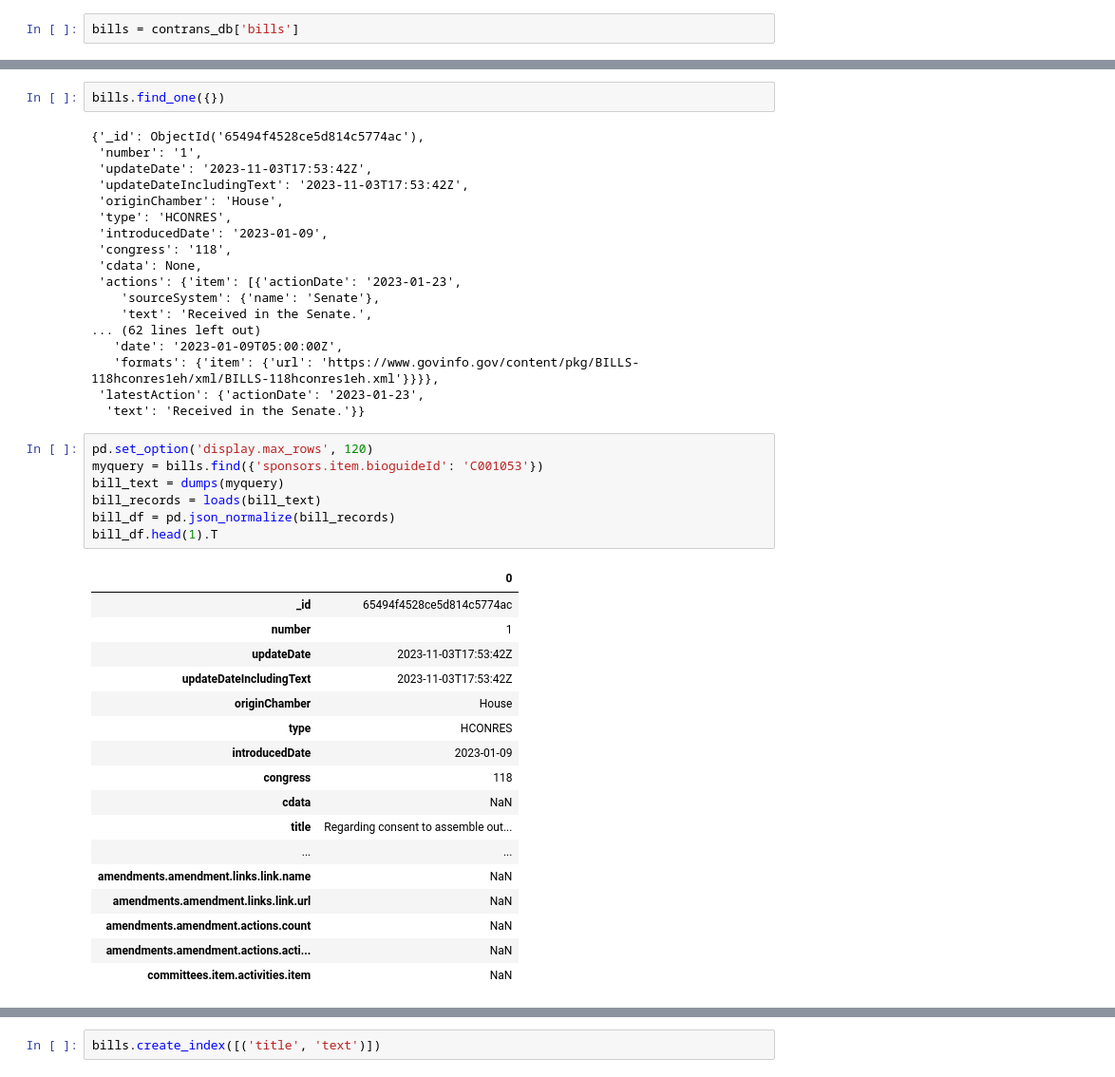
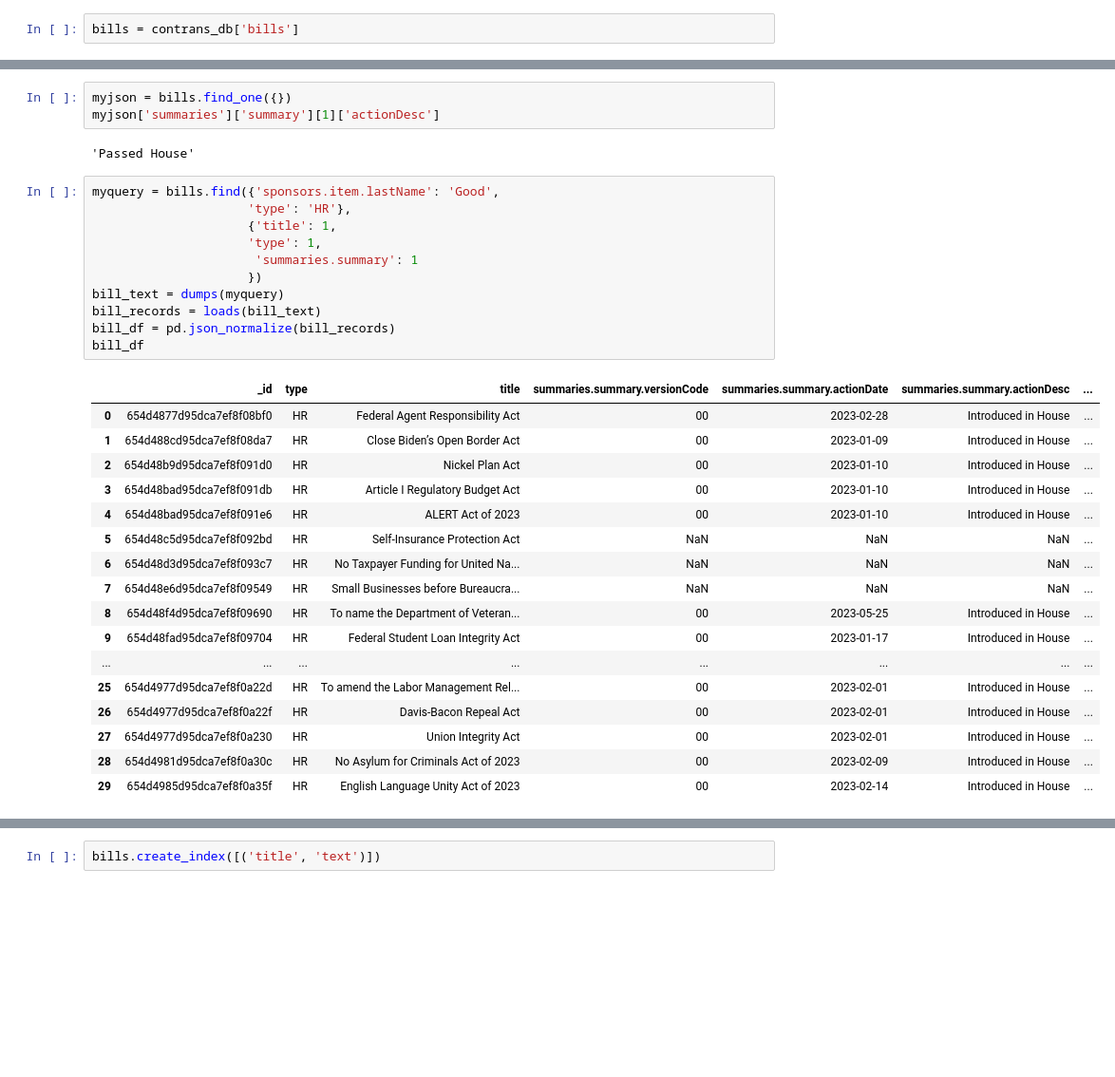
Before and after one commit to jkropko/contrans2023, a Jupyter notebook: mongoquery.ipynb, the cells around one changed output, grey strips where cells are left out. Shown: that part at 95% size. Saved outputs shown, nothing was run; the diff lists cells and outputs as text; blank space fills up the shorter version.

```diff
--- a/mongoquery.ipynb
+++ b/mongoquery.ipynb
@@ -23,45 +23,34 @@ bills.count_documents({})
 # %%
-bills.find_one({})
+myjson = bills.find_one({})
+myjson['summaries']['summary'][1]['actionDesc']
 # %% [output]
-{'_id': ObjectId('65494f4528ce5d814c5774ac'),
- 'number': '1',
- 'updateDate': '2023-11-03T17:53:42Z',
- 'updateDateIncludingText': '2023-11-03T17:53:42Z',
- 'originChamber': 'House',
- 'type': 'HCONRES',
- 'introducedDate': '2023-01-09',
- 'congress': '118',
- 'cdata': None,
- 'actions': {'item': [{'actionDate': '2023-01-23',
-    'sourceSystem': {'name': 'Senate'},
-    'text': 'Received in the Senate.',
-... (62 lines left out)
-   'date': '2023-01-09T05:00:00Z',
-   'formats': {'item': {'url': 'https://www.govinfo.gov/content/pkg/BILLS-118hconres1eh/xml/BILLS-118hconres1eh.xml'}}}},
- 'latestAction': {'actionDate': '2023-01-23',
-  'text': 'Received in the Senate.'}}
+'Passed House'
 # %%
-pd.set_option('display.max_rows', 120)
-myquery = bills.find({'sponsors.item.bioguideId': 'C001053'})
+myquery = bills.find({'sponsors.item.lastName': 'Good',
+                     'type': 'HR'},
+                     {'title': 1,
+                     'type': 1,
+                      'summaries.summary': 1
+                     })
 bill_text = dumps(myquery)
 bill_records = loads(bill_text)
 bill_df = pd.json_normalize(bill_records)
-bill_df.head(1).T
+bill_df
 # %% [output]
-|  | 0 |
-| _id | 65494f4528ce5d814c5774ac |
-| number | 1 |
-| updateDate | 2023-11-03T17:53:42Z |
-| updateDateIncludingText | 2023-11-03T17:53:42Z |
-| originChamber | House |
-| type | HCONRES |
-| introducedDate | 2023-01-09 |
-| congress | 118 |
-| cdata | NaN |
-| title | Regarding consent to assemble out... |
-| ... | ... |
-| amendments.amendment.links.link.name | NaN |
-| amendments.amendment.links.link.url | NaN |
-| amendments.amendment.actions.count | NaN |
-| amendments.amendment.actions.acti... | NaN |
-| committees.item.activities.item | NaN |
+|  | _id | type | title | summaries.summary.versionCode | summaries.summary.actionDate | summaries.summary.actionDesc | ... |
+| 0 | 654d4877d95dca7ef8f08bf0 | HR | Federal Agent Responsibility Act | 00 | 2023-02-28 | Introduced in House | ... |
+| 1 | 654d488cd95dca7ef8f08da7 | HR | Close Biden’s Open Border Act | 00 | 2023-01-09 | Introduced in House | ... |
+| 2 | 654d48b9d95dca7ef8f091d0 | HR | Nickel Plan Act | 00 | 2023-01-10 | Introduced in House | ... |
+| 3 | 654d48bad95dca7ef8f091db | HR | Article I Regulatory Budget Act | 00 | 2023-01-10 | Introduced in House | ... |
+| 4 | 654d48bad95dca7ef8f091e6 | HR | ALERT Act of 2023 | 00 | 2023-01-10 | Introduced in House | ... |
+| 5 | 654d48c5d95dca7ef8f092bd | HR | Self-Insurance Protection Act | NaN | NaN | NaN | ... |
+| 6 | 654d48d3d95dca7ef8f093c7 | HR | No Taxpayer Funding for United Na... | NaN | NaN | NaN | ... |
+| 7 | 654d48e6d95dca7ef8f09549 | HR | Small Businesses before Bureaucra... | NaN | NaN | NaN | ... |
+| 8 | 654d48f4d95dca7ef8f09690 | HR | To name the Department of Veteran... | 00 | 2023-05-25 | Introduced in House | ... |
+| 9 | 654d48fad95dca7ef8f09704 | HR | Federal Student Loan Integrity Act | 00 | 2023-01-17 | Introduced in House | ... |
+| ... | ... | ... | ... | ... | ... | ... | ... |
+| 25 | 654d4977d95dca7ef8f0a22d | HR | To amend the Labor Management Rel... | 00 | 2023-02-01 | Introduced in House | ... |
+| 26 | 654d4977d95dca7ef8f0a22f | HR | Davis-Bacon Repeal Act | 00 | 2023-02-01 | Introduced in House | ... |
+| 27 | 654d4977d95dca7ef8f0a230 | HR | Union Integrity Act | 00 | 2023-02-01 | Introduced in House | ... |
+| 28 | 654d4981d95dca7ef8f0a30c | HR | No Asylum for Criminals Act of 2023 | 00 | 2023-02-09 | Introduced in House | ... |
+| 29 | 654d4985d95dca7ef8f0a35f | HR | English Language Unity Act of 2023 | 00 | 2023-02-14 | Introduced in House | ... |
```
Also changed, not shown: parts of 3 cells of this notebook, 1 other file.
